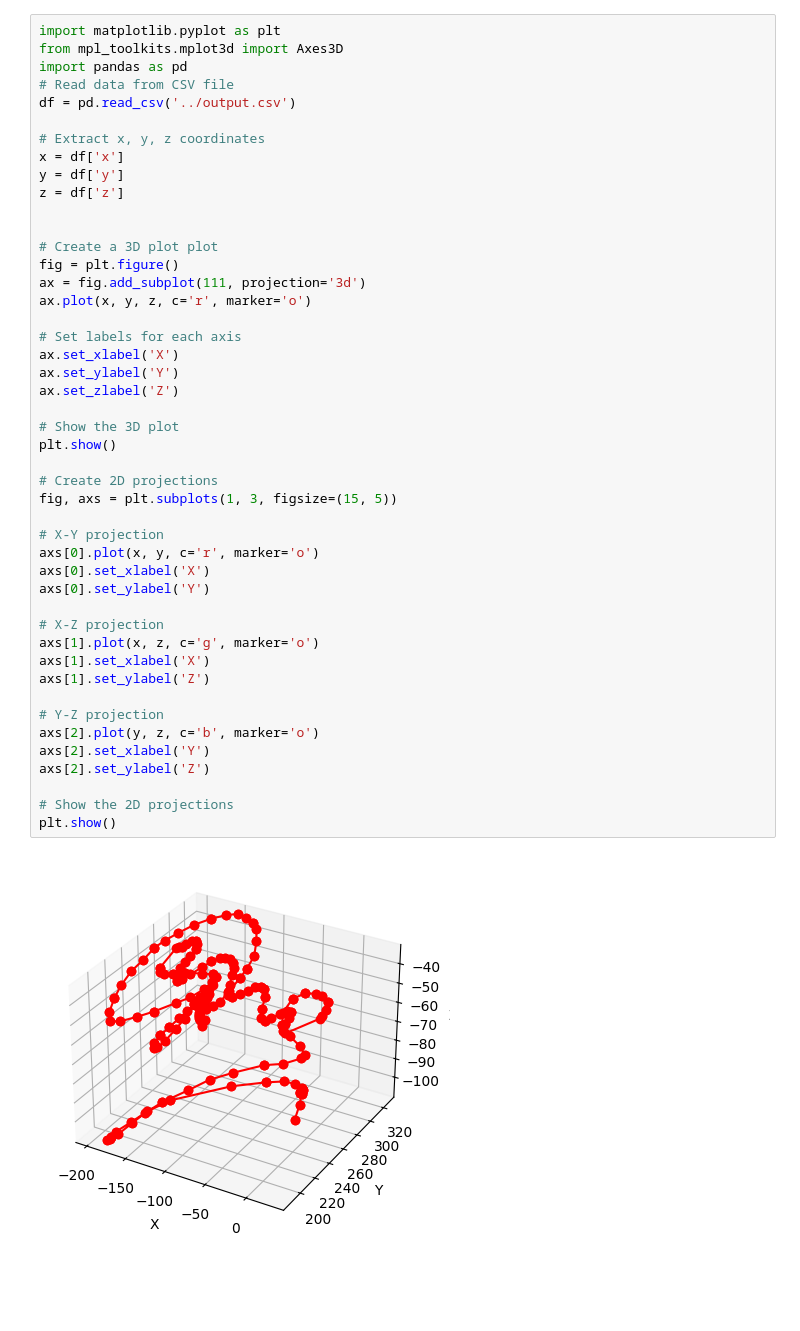
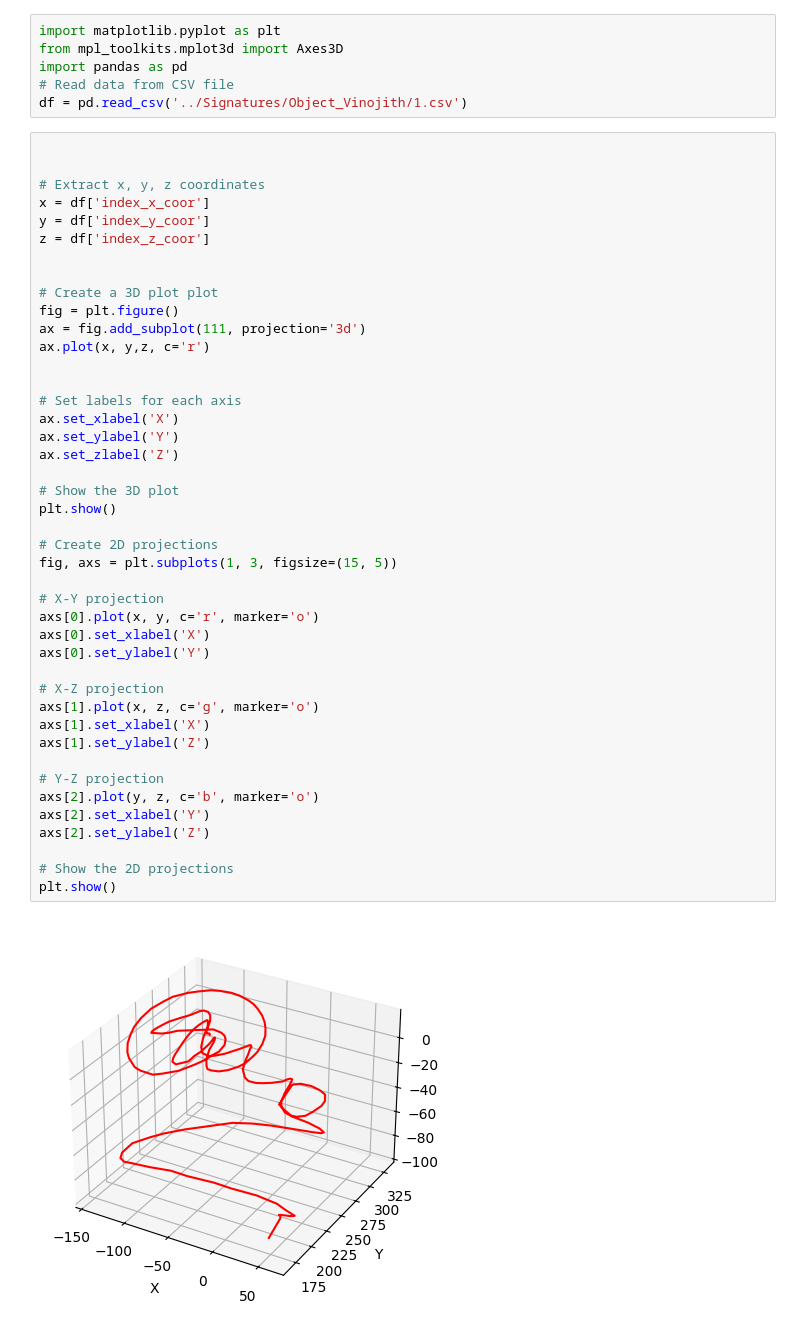
Before and after one commit to Air-Signature/Leap_Python, a Jupyter notebook: examples/test.ipynb, the cells around one changed output. Drawn from its saved outputs; the diff is of its cells as text; blank space fills up the shorter version.

```diff
--- a/examples/test.ipynb
+++ b/examples/test.ipynb
@@ -28,48 +1,51 @@ plt.show()
+# %%
+import matplotlib.pyplot as plt
+from mpl_toolkits.mplot3d import Axes3D
+import pandas as pd
+# Read data from CSV file
+df = pd.read_csv('../Signatures/Object_Vinojith/1.csv')
 # %%
-import matplotlib.pyplot as plt
-from mpl_toolkits.mplot3d import Axes3D
-import pandas as pd
-# Read data from CSV file
-df = pd.read_csv('../output.csv')
+
 
 # Extract x, y, z coordinates
-x = df['x']
-y = df['y']
-z = df['z']
+x = df['index_x_coor']
+y = df['index_y_coor']
+z = df['index_z_coor']
 
 
 # Create a 3D plot plot
 fig = plt.figure()
 ax = fig.add_subplot(111, projection='3d')
-ax.plot(x, y, z, c='r', marker='o')
+ax.plot(x, y,z, c='r')
+
 
 # Set labels for each axis
 ax.set_xlabel('X')
 ax.set_ylabel('Y')
 ax.set_zlabel('Z')
 
 # Show the 3D plot
 plt.show()
 
 # Create 2D projections
 fig, axs = plt.subplots(1, 3, figsize=(15, 5))
 
 # X-Y projection
 axs[0].plot(x, y, c='r', marker='o')
 axs[0].set_xlabel('X')
 axs[0].set_ylabel('Y')
 
 # X-Z projection
 axs[1].plot(x, z, c='g', marker='o')
 axs[1].set_xlabel('X')
 axs[1].set_ylabel('Z')
 
 # Y-Z projection
 axs[2].plot(y, z, c='b', marker='o')
 axs[2].set_xlabel('Y')
 axs[2].set_ylabel('Z')
 
 # Show the 2D projections
 plt.show()
 # %% [output]
-[figure, old version]
+[figure, new version]
```
Also changed, not shown: parts of 15 cells of this notebook, 7 other files.
